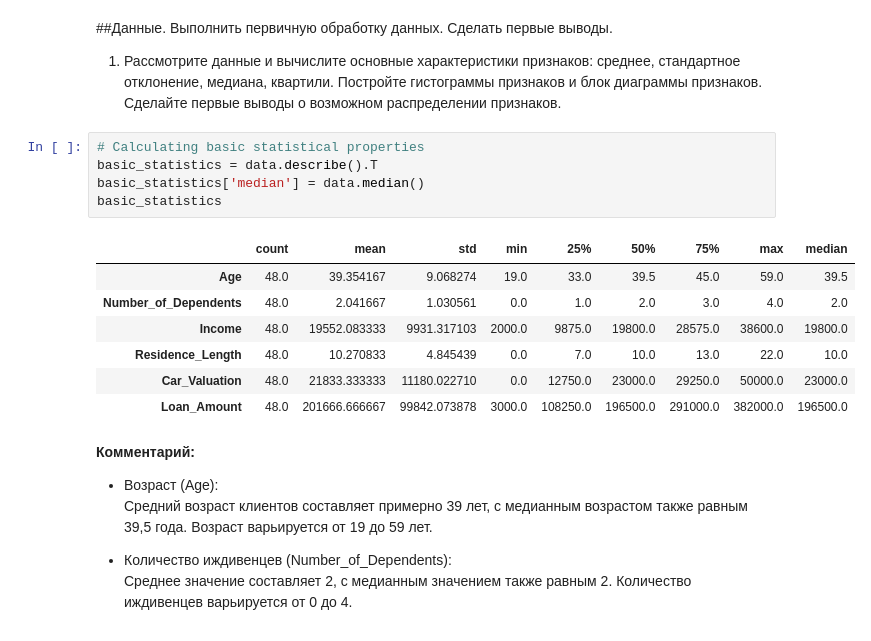
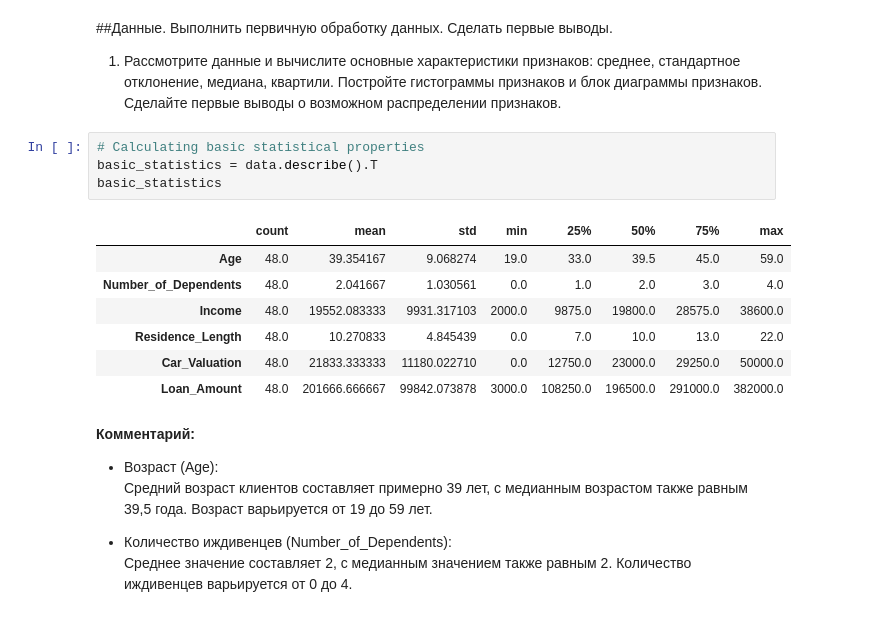
Before and after one commit to LukichevaPolina/da_methods_lab1, a Jupyter notebook: K_LAB_1.ipynb, the cells around one changed output. Cells and saved outputs as stored; diff of their text form.

```diff
--- a/K_LAB_1.ipynb
+++ b/K_LAB_1.ipynb
@@ -75,16 +75,15 @@ memory usage: 2.5 KB
 # %%
 # Calculating basic statistical properties
 basic_statistics = data.describe().T
-basic_statistics['median'] = data.median()
 basic_statistics
 # %% [output]
-|  | count | mean | std | min | 25% | 50% | 75% | max | median |
-| Age | 48.0 | 39.354167 | 9.068274 | 19.0 | 33.0 | 39.5 | 45.0 | 59.0 | 39.5 |
-| Number_of_Dependents | 48.0 | 2.041667 | 1.030561 | 0.0 | 1.0 | 2.0 | 3.0 | 4.0 | 2.0 |
-| Income | 48.0 | 19552.083333 | 9931.317103 | 2000.0 | 9875.0 | 19800.0 | 28575.0 | 38600.0 | 19800.0 |
-| Residence_Length | 48.0 | 10.270833 | 4.845439 | 0.0 | 7.0 | 10.0 | 13.0 | 22.0 | 10.0 |
-| Car_Valuation | 48.0 | 21833.333333 | 11180.022710 | 0.0 | 12750.0 | 23000.0 | 29250.0 | 50000.0 | 23000.0 |
-| Loan_Amount | 48.0 | 201666.666667 | 99842.073878 | 3000.0 | 108250.0 | 196500.0 | 291000.0 | 382000.0 | 196500.0 |
+|  | count | mean | std | min | 25% | 50% | 75% | max |
+| Age | 48.0 | 39.354167 | 9.068274 | 19.0 | 33.0 | 39.5 | 45.0 | 59.0 |
+| Number_of_Dependents | 48.0 | 2.041667 | 1.030561 | 0.0 | 1.0 | 2.0 | 3.0 | 4.0 |
+| Income | 48.0 | 19552.083333 | 9931.317103 | 2000.0 | 9875.0 | 19800.0 | 28575.0 | 38600.0 |
+| Residence_Length | 48.0 | 10.270833 | 4.845439 | 0.0 | 7.0 | 10.0 | 13.0 | 22.0 |
+| Car_Valuation | 48.0 | 21833.333333 | 11180.022710 | 0.0 | 12750.0 | 23000.0 | 29250.0 | 50000.0 |
+| Loan_Amount | 48.0 | 201666.666667 | 99842.073878 | 3000.0 | 108250.0 | 196500.0 | 291000.0 | 382000.0 |
 # %% [markdown]
 **Комментарий:**
 
```
Also changed, not shown: parts of 19 cells of this notebook.
